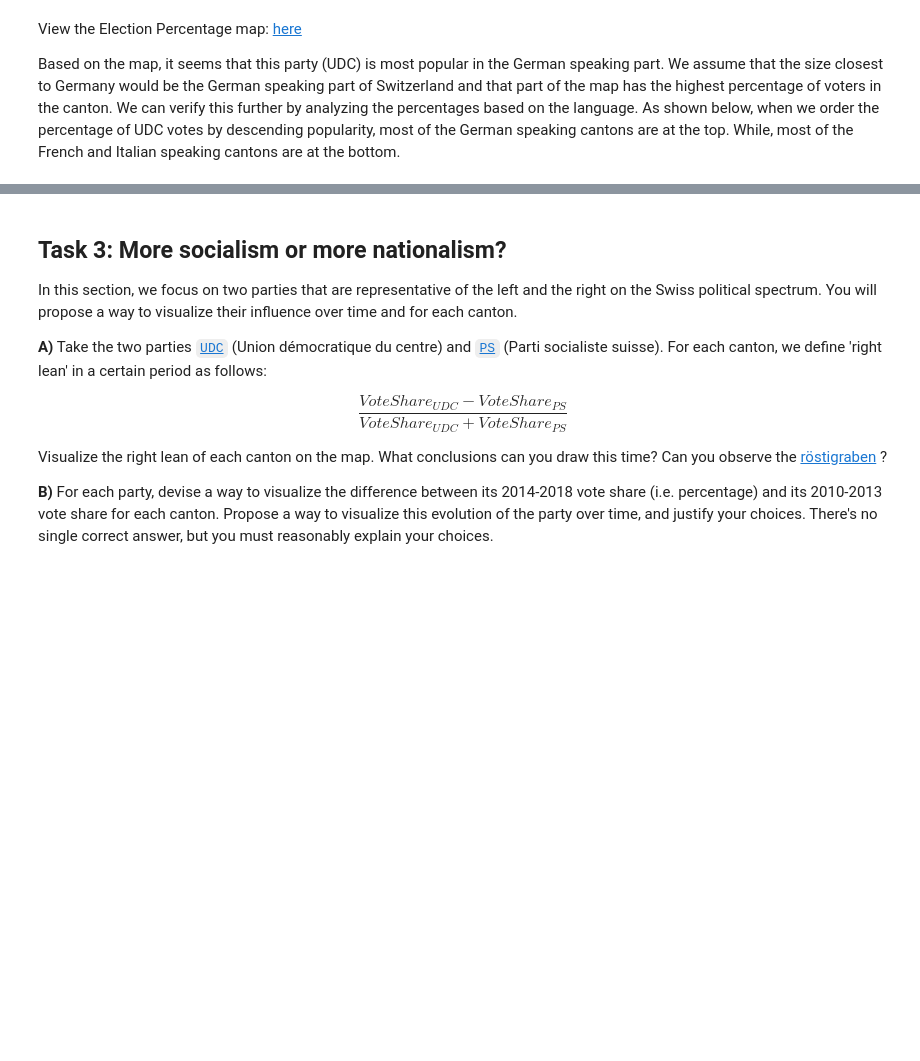
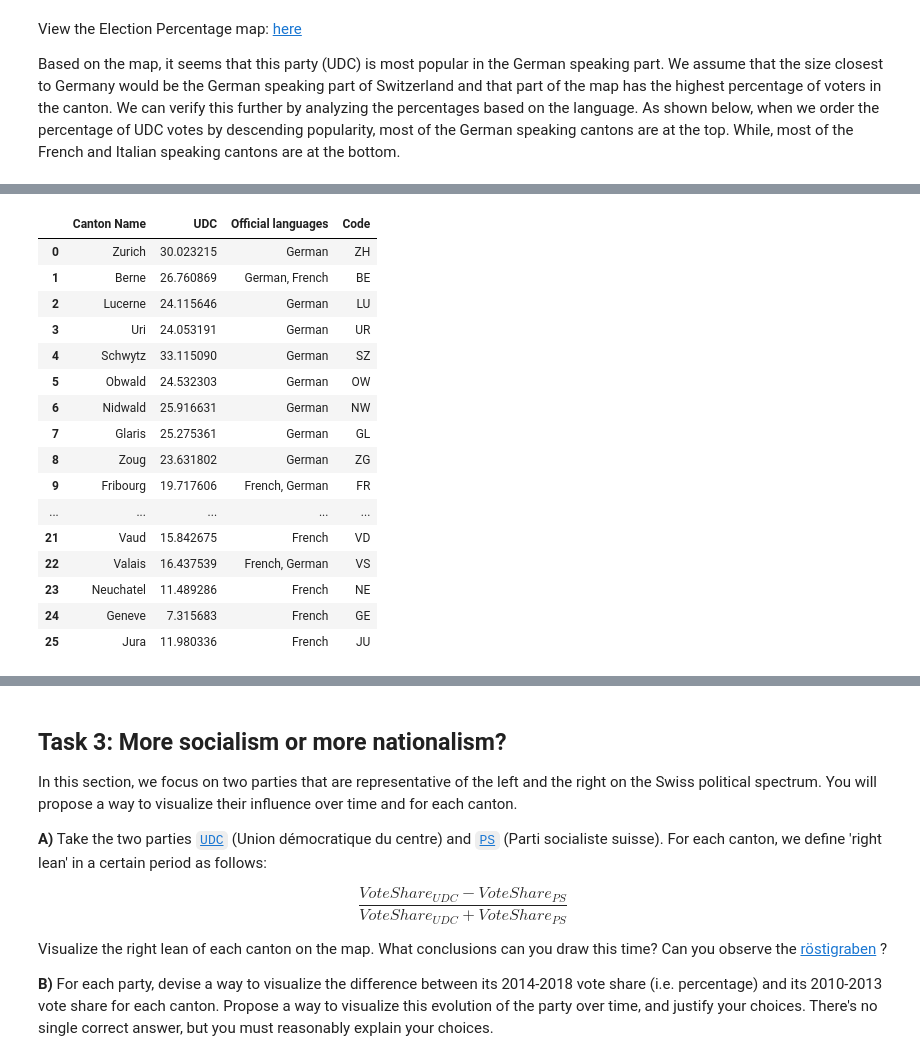
Before and after one commit to kareen2707/Folium, a Jupyter notebook: HW2_main.ipynb, the cells around one changed output, grey strips where cells are left out. Saved outputs shown, nothing was run; the diff lists cells and outputs as text; code cells hidden in the pictures; blank space fills up the shorter version.

```diff
--- a/HW2_main.ipynb
+++ b/HW2_main.ipynb
@@ -456,0 +435,22 @@ df_pop
+# %%
+# remove trailing spaces for df and participation_data
+df['Canton Name'] = df['Canton Name'].str.strip()
+df
+# %% [output]
+|  | Canton Name | UDC | Official languages | Code |
+| 0 | Zurich | 30.023215 | German | ZH |
+| 1 | Berne | 26.760869 | German, French | BE |
+| 2 | Lucerne | 24.115646 | German | LU |
+| 3 | Uri | 24.053191 | German | UR |
+| 4 | Schwytz | 33.115090 | German | SZ |
+| 5 | Obwald | 24.532303 | German | OW |
+| 6 | Nidwald | 25.916631 | German | NW |
+| 7 | Glaris | 25.275361 | German | GL |
+| 8 | Zoug | 23.631802 | German | ZG |
+| 9 | Fribourg | 19.717606 | French, German | FR |
+| ... | ... | ... | ... | ... |
+| 21 | Vaud | 15.842675 | French | VD |
+| 22 | Valais | 16.437539 | French, German | VS |
+| 23 | Neuchatel | 11.489286 | French | NE |
+| 24 | Geneve | 7.315683 | French | GE |
+| 25 | Jura | 11.980336 | French | JU |
```
Also changed, not shown: parts of 22 cells of this notebook, 4 other files.
